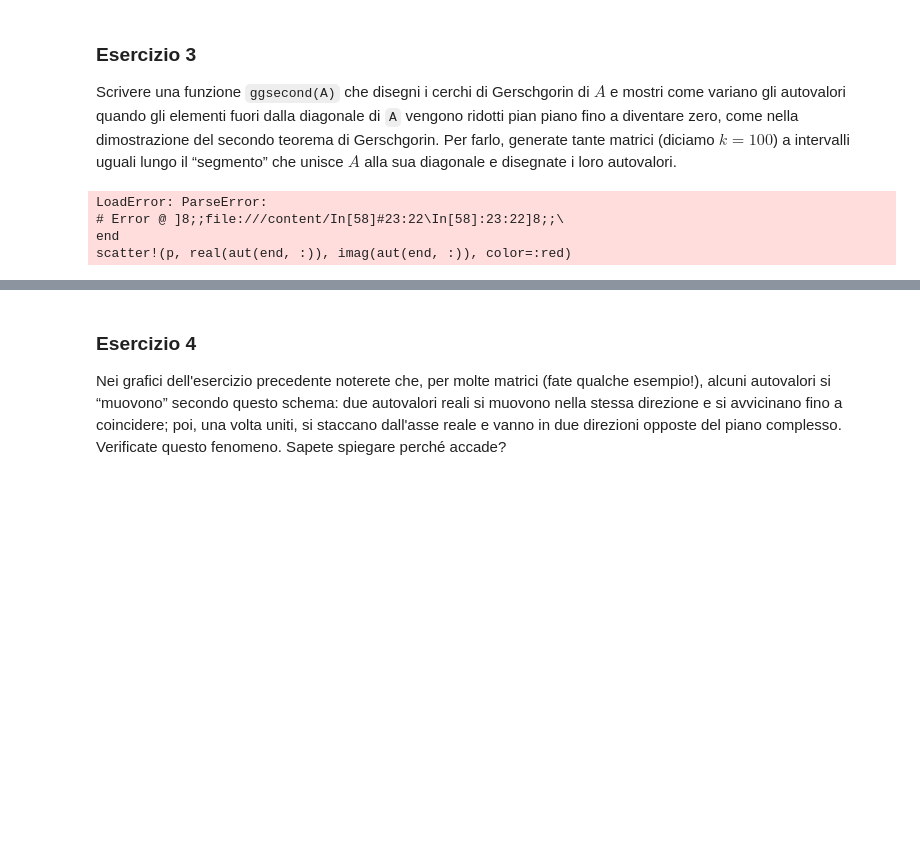
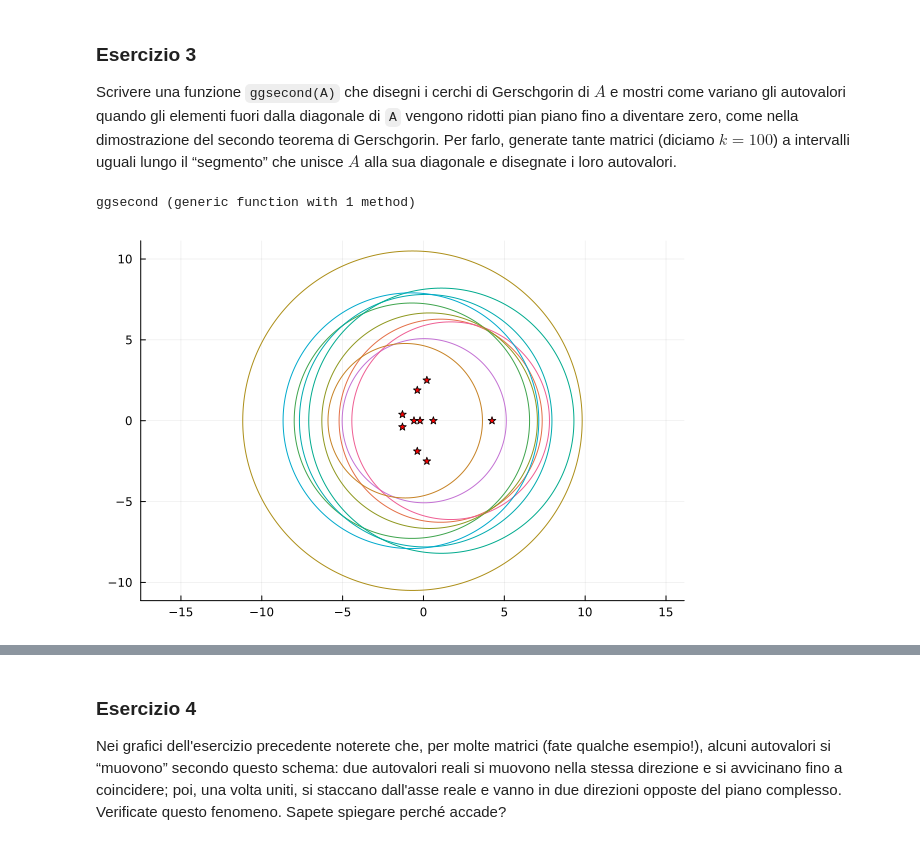
Before and after one commit to egraziani5/egraziani5.github.io, a Jupyter notebook: Laboratorio_02.ipynb, the cells around one changed output, grey strips where cells are left out. Saved outputs shown, nothing was run; the diff lists cells and outputs as text; code cells hidden in the pictures; blank space fills up the shorter version.

```diff
--- a/Laboratorio_02.ipynb
+++ b/Laboratorio_02.ipynb
@@ -413,31 +413,33 @@ Scrivere una funzione `ggsecond(A)` che disegni i cerchi di Gerschgorin di $A$ e
 # %%
 # Scrivete qui la funzione ggsecond(A)
 function ggsecond(A)
-D = zeros(size(A,1), size(A, 2))
-for k in 1:size(A,1)
-D[k,k]= A[k,k]
+    n = size(A, 1)
+    D = zeros(n, n)
+    for k in 1:n
+        D[k,k]= A[k,k]
+    end
+    E = A - D
+
+    aut = zeros(ComplexF64, 100, n)
+    t_range = range(0, 1, length=100)
+    for (i, t) in enumerate(t_range)
+        At = D + t*E
+        aut[i, :] = eigvals(At)
+    end
+
+    p = gg(A)
+
+    scatter!(p, real(diag(A)), imag(diag(A)), color=:green)
+    for j in 1:n
+        plot!(p, real(aut[:, j]), imag(aut[:, j]), color=:black)
+    end
+    scatter!(p, real(aut[100, :]), imag(aut[100, :]), color=:red)
+    return p
 end
-E = A - D
-
-aut = zeros(100, size(A, 1))
-i=1
-for t in 0:100:1
-At = D + t*E
-aut[i,:]= eigvals(At)
-i = i+1
-end
-
-p = gg(A)
-
-scatter!(p, real(diag(A)), imag(diag(A)), color=:green)
-for j in 1:n
-plot!(p, real(aut(:,j)), imag(aut(:, j)), color=:black)
-end
-scatter!(p, real(aut(end, :)), imag(aut(end, :)), color=:red)
-return p
-end
 # %% [output]
-LoadError: ParseError:
-# Error @ ]8;;file:///content/In[58]#23:22\In[58]:23:22]8;;\
-end
-scatter!(p, real(aut(end, :)), imag(aut(end, :)), color=:red)
+ggsecond (generic function with 1 method)
+# %%
+A = randn(10,10)
+gg(A)
+# %% [output]
+[figure, added]
```
Also changed, not shown: parts of 1 cell of this notebook.
